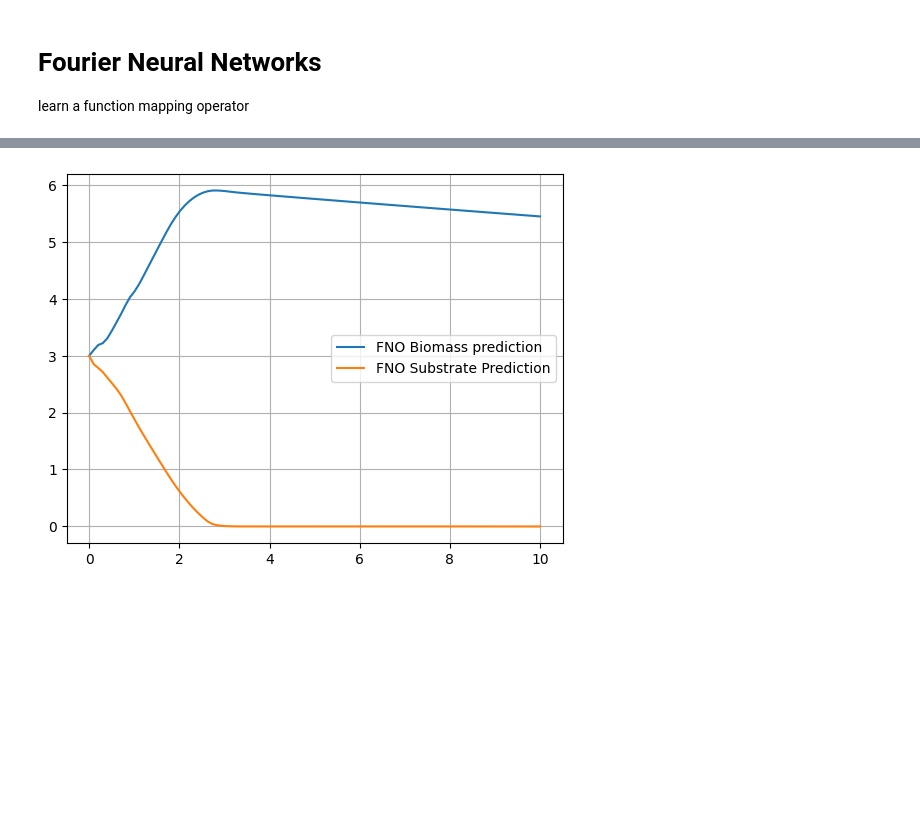
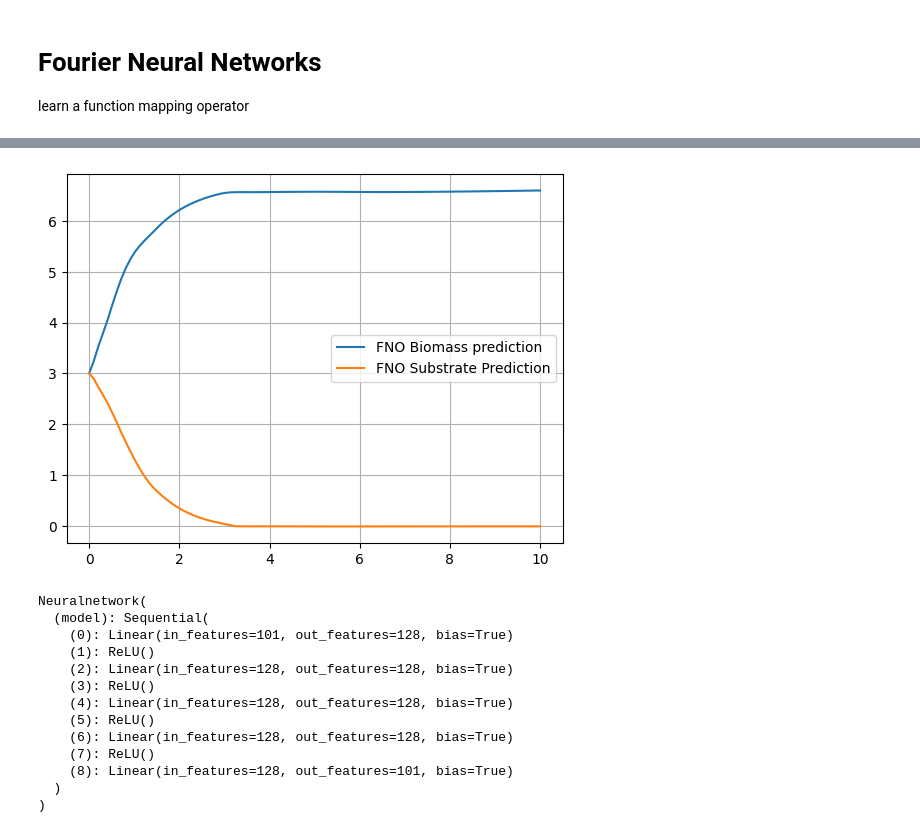
Before and after one commit to therealtoby1/Master, a Jupyter notebook: Training_data_integro_diff_batch/NN_methods_integro_diff_batch.ipynb, the cells around one changed output, grey strips where cells are left out. Cells and saved outputs as stored; diff of their text form; code cells hidden in the pictures; blank space fills up the shorter version.

```diff
--- a/Training_data_integro_diff_batch/NN_methods_integro_diff_batch.ipynb
+++ b/Training_data_integro_diff_batch/NN_methods_integro_diff_batch.ipynb
@@ -107,5 +112,5 @@ class Neuralnetwork(nn.Module):
         return self.model(x)
 
 model=Neuralnetwork(dim)
-model,loss = train_the_model_full_dataset_Adam(model,X_train,Y_train,num_epochs=1000)
+model,loss = train_the_model_full_dataset_Adam(model,X_train,Y_train,num_epochs=3000,loss_function=PINN_loss_fun_batch,n_max=n_max,s_max=S_max,mass_grid=m)
 # %% [output]
@@ -814,8 +930,8 @@ class FNO1dWrapper(nn.Module):
         return y.squeeze(-1)           # -> (batch, M+1)
 
 
-base_fno = FNO1d(modes=24, width=64, in_channels=1, out_channels=1, depth=4)
+base_fno = FNO1d(modes=16, width=64, in_channels=1, out_channels=1, depth=4)
 model8 = FNO1dWrapper(base_fno)
 model8.train()
-model8, best_loss = train_the_model_full_dataset_Adam(model, X_train, Y_train, num_epochs=1000)
+model8, best_loss = train_the_model_full_dataset_Adam(model, X_train, Y_train, num_epochs=3000)
 # %% [output]
@@ -832,14 +955,29 @@ Iter 00900 | Loss: 0.000004 | Best: 0.000003 | LR: 5.00e-03
 # %%
 n0=Dataset_validation[0]["n"][:,0]
 S0=Dataset_validation[0]["initial_substrate"]
 N_FNO,S_FNO = rollout(model=model8, n0=n0, s0=S0, steps=T-1, n_max=n_max, S_max=S_max,return_numpy=True)
 
-plot_spaghetti(m=m,t=torch.linspace(0,10,T),N=N_FNO,title="ResNet prediction")
+plot_spaghetti(m=m,t=torch.linspace(0,10,T),N=N_FNO,title="FNO prediction")
 biomass_FNO  = (N_FNO  * m.numpy()[:,None]).sum(axis=0) * delta_m.numpy()
 plt.plot(t_eval,biomass_FNO,label="FNO Biomass prediction")
 plt.plot(t_eval,S_FNO,label="FNO Substrate Prediction")
 plt.legend()
 plt.grid()
 plt.show()
+model8.eval()
+# torch.save(model8.state_dict(), 'FNO_16mode_64width_1in_1out_4depth.pth')
 # %% [output]
-[figure, old version]
+[figure, new version]
+Neuralnetwork(
+  (model): Sequential(
+    (0): Linear(in_features=101, out_features=128, bias=True)
+    (1): ReLU()
+    (2): Linear(in_features=128, out_features=128, bias=True)
+    (3): ReLU()
+    (4): Linear(in_features=128, out_features=128, bias=True)
+    (5): ReLU()
+    (6): Linear(in_features=128, out_features=128, bias=True)
+    (7): ReLU()
+    (8): Linear(in_features=128, out_features=101, bias=True)
+  )
+)
```
Also changed, not shown: parts of 17 cells of this notebook, 6 other files.
